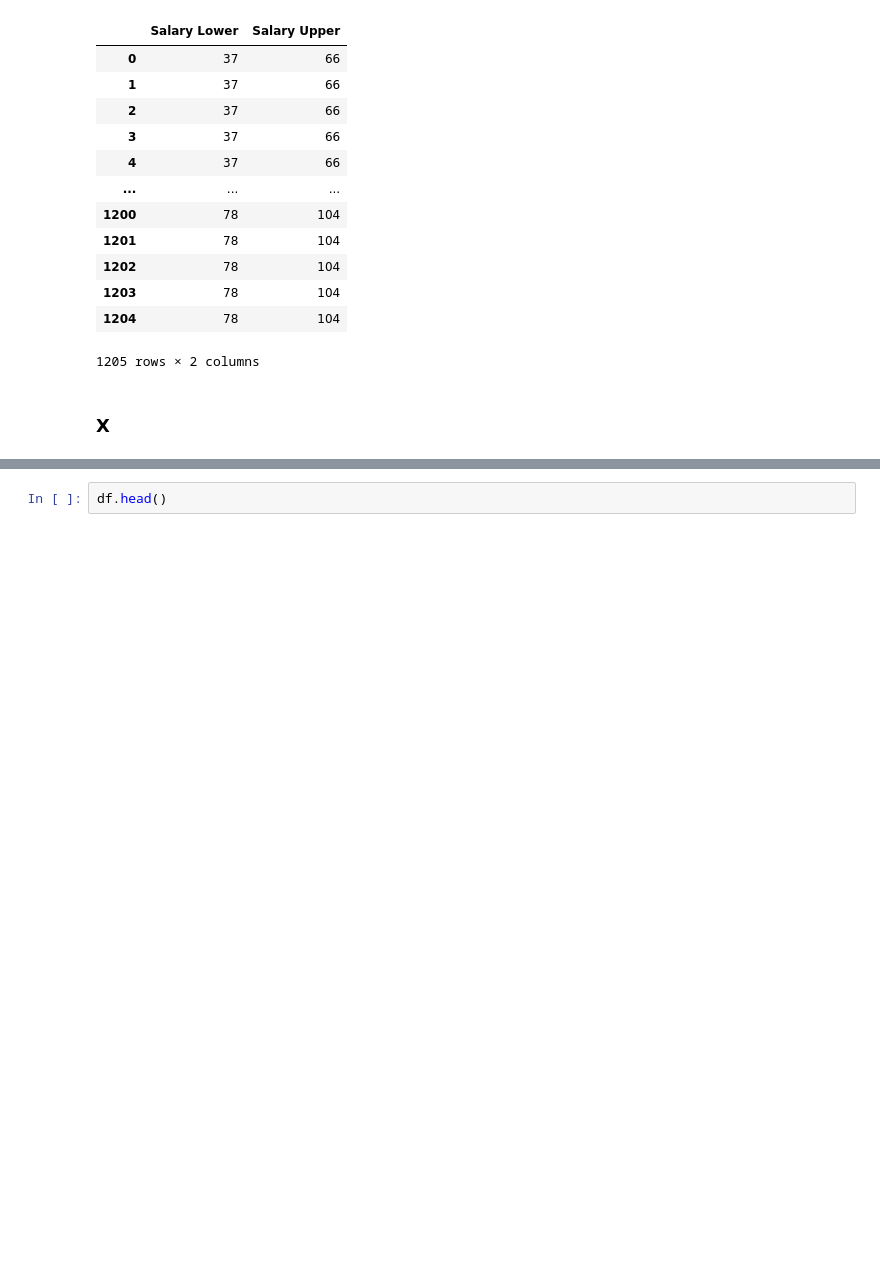
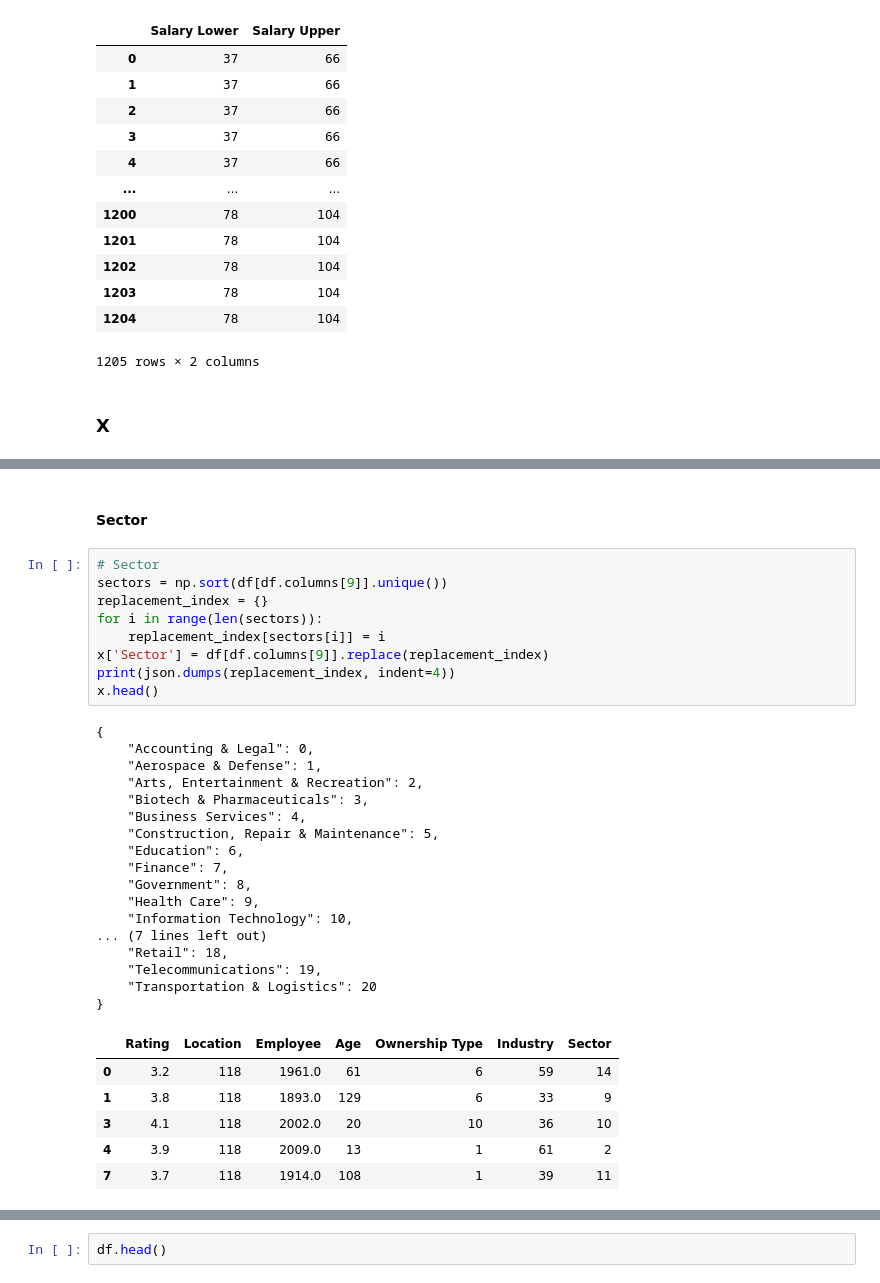
Before and after one commit to xiaoming857/data_analyst_jobs_analysis, a Jupyter notebook: main.ipynb, the cells around one changed output, grey strips where cells are left out. Cells and saved outputs as stored; diff of their text form; blank space fills up the shorter version.

```diff
--- a/main.ipynb
+++ b/main.ipynb
@@ -226,0 +342,35 @@ x.head()
+# %% [markdown]
+#### Sector
+# %%
+# Sector
+sectors = np.sort(df[df.columns[9]].unique())
+replacement_index = {}
+for i in range(len(sectors)):
+    replacement_index[sectors[i]] = i
+x['Sector'] = df[df.columns[9]].replace(replacement_index)
+print(json.dumps(replacement_index, indent=4))
+x.head()
+# %% [output]
+{
+    "Accounting & Legal": 0,
+    "Aerospace & Defense": 1,
+    "Arts, Entertainment & Recreation": 2,
+    "Biotech & Pharmaceuticals": 3,
+    "Business Services": 4,
+    "Construction, Repair & Maintenance": 5,
+    "Education": 6,
+    "Finance": 7,
+    "Government": 8,
+    "Health Care": 9,
+    "Information Technology": 10,
+... (7 lines left out)
+    "Retail": 18,
+    "Telecommunications": 19,
+    "Transportation & Logistics": 20
+}
+|  | Rating | Location | Employee | Age | Ownership Type | Industry | Sector |
+| 0 | 3.2 | 118 | 1961.0 | 61 | 6 | 59 | 14 |
+| 1 | 3.8 | 118 | 1893.0 | 129 | 6 | 33 | 9 |
+| 3 | 4.1 | 118 | 2002.0 | 20 | 10 | 36 | 10 |
+| 4 | 3.9 | 118 | 2009.0 | 13 | 1 | 61 | 2 |
+| 7 | 3.7 | 118 | 1914.0 | 108 | 1 | 39 | 11 |
```
Also changed, not shown: parts of 33 cells of this notebook, 1 other file.
